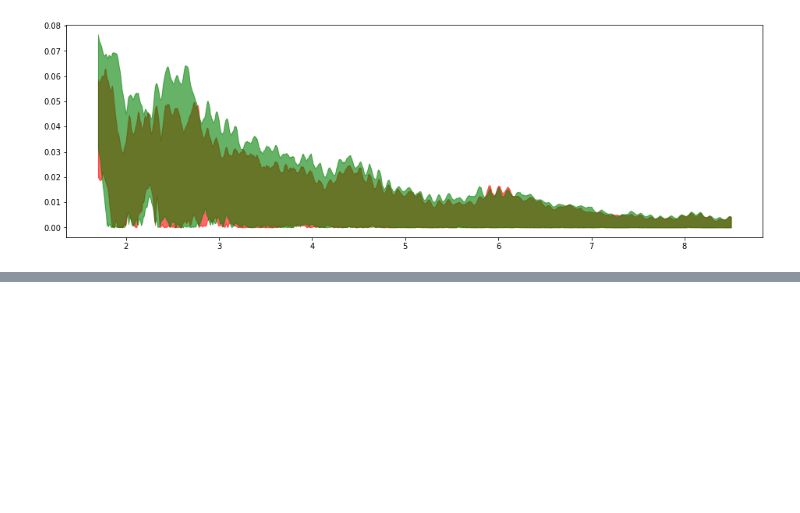
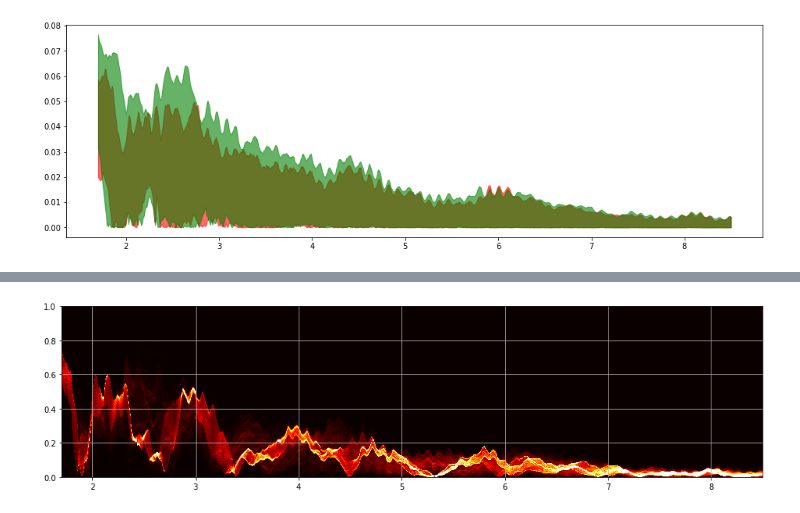
Before and after one commit to lnadi17/ground-penetrating-radar, a Jupyter notebook: gpr.ipynb, the cells around one changed output, grey strips where cells are left out. Cells and saved outputs as stored; diff of their text form; code cells hidden in the pictures; blank space fills up the shorter version.

```diff
--- a/gpr.ipynb
+++ b/gpr.ipynb
@@ -448,0 +481,4 @@ test set score: 0.9837242086377035
+# %%
+plot_heatmap(X2)
+# %% [output]
+[figure, added]
```
Also changed, not shown: parts of 7 cells of this notebook.
